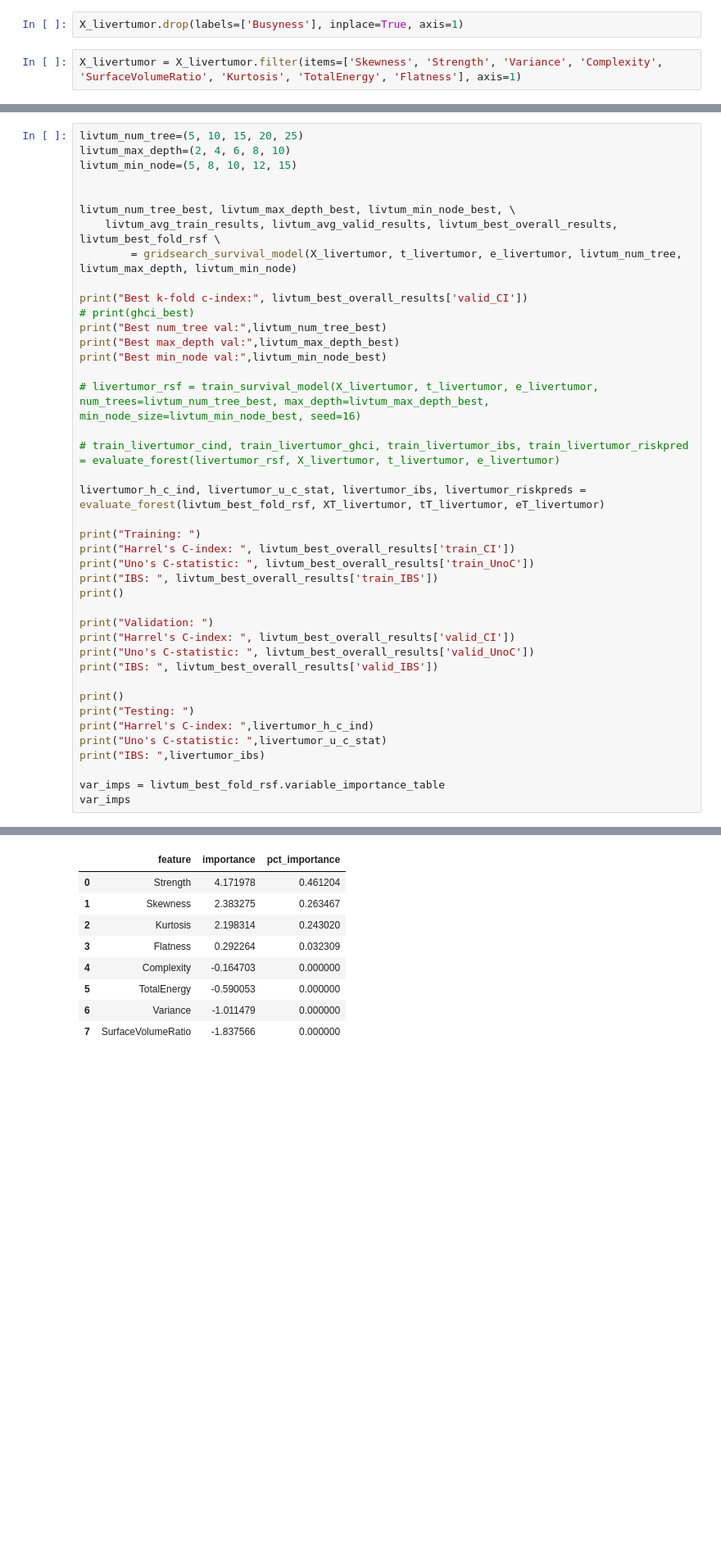
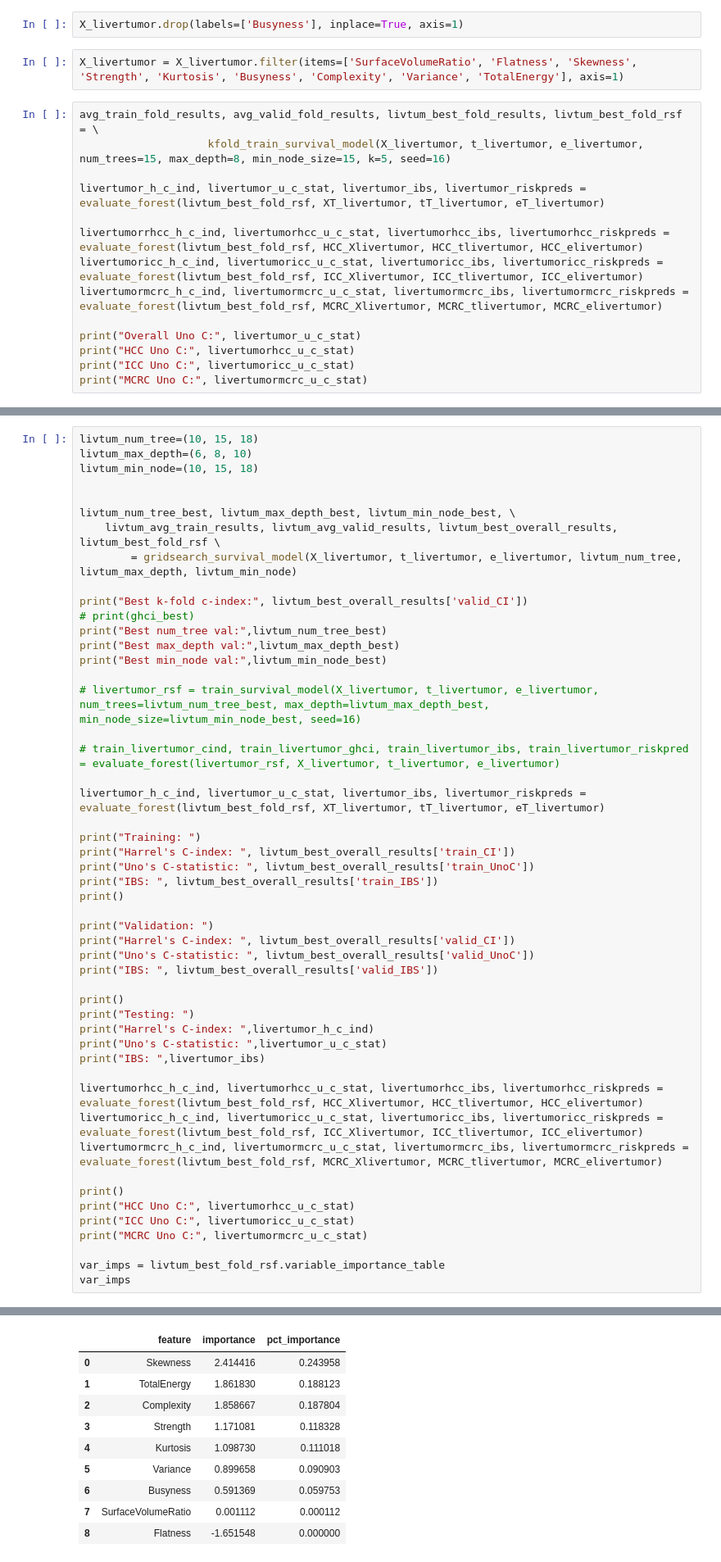
Before and after one commit to strixy16/deep-icc, a Jupyter notebook: RandomSurvivalForest/hdfs_random_forest.ipynb, the cells around one changed output, grey strips where cells are left out. Shown at 82% size. Saved outputs shown, nothing was run; the diff lists cells and outputs as text; blank space fills up the shorter version.

```diff
--- a/RandomSurvivalForest/hdfs_random_forest.ipynb
+++ b/RandomSurvivalForest/hdfs_random_forest.ipynb
@@ -586,4 +715,18 @@ X_livertumor = cox_feature_select(X_livertumor, t_livertumor, e_livertumor)
 # %%
 X_livertumor.drop(labels=['Busyness'], inplace=True, axis=1)
 # %%
-X_livertumor = X_livertumor.filter(items=['Skewness', 'Strength', 'Variance', 'Complexity', 'SurfaceVolumeRatio', 'Kurtosis', 'TotalEnergy', 'Flatness'], axis=1)
+X_livertumor = X_livertumor.filter(items=['SurfaceVolumeRatio', 'Flatness', 'Skewness', 'Strength', 'Kurtosis', 'Busyness', 'Complexity', 'Variance', 'TotalEnergy'], axis=1)
+# %%
+avg_train_fold_results, avg_valid_fold_results, livtum_best_fold_results, livtum_best_fold_rsf = \
+                    kfold_train_survival_model(X_livertumor, t_livertumor, e_livertumor, num_trees=15, max_depth=8, min_node_size=15, k=5, seed=16)
+
+livertumor_h_c_ind, livertumor_u_c_stat, livertumor_ibs, livertumor_riskpreds = evaluate_forest(livtum_best_fold_rsf, XT_livertumor, tT_livertumor, eT_livertumor)
+
+livertumorrhcc_h_c_ind, livertumorhcc_u_c_stat, livertumorhcc_ibs, livertumorhcc_riskpreds = evaluate_forest(livtum_best_fold_rsf, HCC_Xlivertumor, HCC_tlivertumor, HCC_elivertumor)
+livertumoricc_h_c_ind, livertumoricc_u_c_stat, livertumoricc_ibs, livertumoricc_riskpreds = evaluate_forest(livtum_best_fold_rsf, ICC_Xlivertumor, ICC_tlivertumor, ICC_elivertumor)
+livertumormcrc_h_c_ind, livertumormcrc_u_c_stat, livertumormcrc_ibs, livertumormcrc_riskpreds = evaluate_forest(livtum_best_fold_rsf, MCRC_Xlivertumor, MCRC_tlivertumor, MCRC_elivertumor)
+
+print("Overall Uno C:", livertumor_u_c_stat)
+print("HCC Uno C:", livertumorhcc_u_c_stat)
+print("ICC Uno C:", livertumoricc_u_c_stat)
+print("MCRC Uno C:", livertumormcrc_u_c_stat)
@@ -590,7 +755,7 @@ X_livertumor = X_livertumor.filter(items=['Skewness', 'Strength', 'Variance', 'C
 # %%
-livtum_num_tree=(5, 10, 15, 20, 25)
-livtum_max_depth=(2, 4, 6, 8, 10)
-livtum_min_node=(5, 8, 10, 12, 15)
+livtum_num_tree=(10, 15, 18)
+livtum_max_depth=(6, 8, 10)
+livtum_min_node=(10, 15, 18)
 
 
 livtum_num_tree_best, livtum_max_depth_best, livtum_min_node_best, \
@@ -626,6 +791,15 @@ print("Harrel's C-index: ",livertumor_h_c_ind)
 print("Uno's C-statistic: ",livertumor_u_c_stat)
 print("IBS: ",livertumor_ibs)
 
+livertumorhcc_h_c_ind, livertumorhcc_u_c_stat, livertumorhcc_ibs, livertumorhcc_riskpreds = evaluate_forest(livtum_best_fold_rsf, HCC_Xlivertumor, HCC_tlivertumor, HCC_elivertumor)
+livertumoricc_h_c_ind, livertumoricc_u_c_stat, livertumoricc_ibs, livertumoricc_riskpreds = evaluate_forest(livtum_best_fold_rsf, ICC_Xlivertumor, ICC_tlivertumor, ICC_elivertumor)
+livertumormcrc_h_c_ind, livertumormcrc_u_c_stat, livertumormcrc_ibs, livertumormcrc_riskpreds = evaluate_forest(livtum_best_fold_rsf, MCRC_Xlivertumor, MCRC_tlivertumor, MCRC_elivertumor)
+
+print()
+print("HCC Uno C:", livertumorhcc_u_c_stat)
+print("ICC Uno C:", livertumoricc_u_c_stat)
+print("MCRC Uno C:", livertumormcrc_u_c_stat)
+
 var_imps = livtum_best_fold_rsf.variable_importance_table
 var_imps
 # %% [output]
@@ -650,9 +823,10 @@ IBS:  0.2777426068701909
 |  | feature | importance | pct_importance |
-| 0 | Strength | 4.171978 | 0.461204 |
-| 1 | Skewness | 2.383275 | 0.263467 |
-| 2 | Kurtosis | 2.198314 | 0.243020 |
-| 3 | Flatness | 0.292264 | 0.032309 |
-| 4 | Complexity | -0.164703 | 0.000000 |
-| 5 | TotalEnergy | -0.590053 | 0.000000 |
-| 6 | Variance | -1.011479 | 0.000000 |
-| 7 | SurfaceVolumeRatio | -1.837566 | 0.000000 |
+| 0 | Skewness | 2.414416 | 0.243958 |
+| 1 | TotalEnergy | 1.861830 | 0.188123 |
+| 2 | Complexity | 1.858667 | 0.187804 |
+| 3 | Strength | 1.171081 | 0.118328 |
+| 4 | Kurtosis | 1.098730 | 0.111018 |
+| 5 | Variance | 0.899658 | 0.090903 |
+| 6 | Busyness | 0.591369 | 0.059753 |
+| 7 | SurfaceVolumeRatio | 0.001112 | 0.000112 |
+| 8 | Flatness | -1.651548 | 0.000000 |
```
Also changed, not shown: parts of 31 cells of this notebook.
